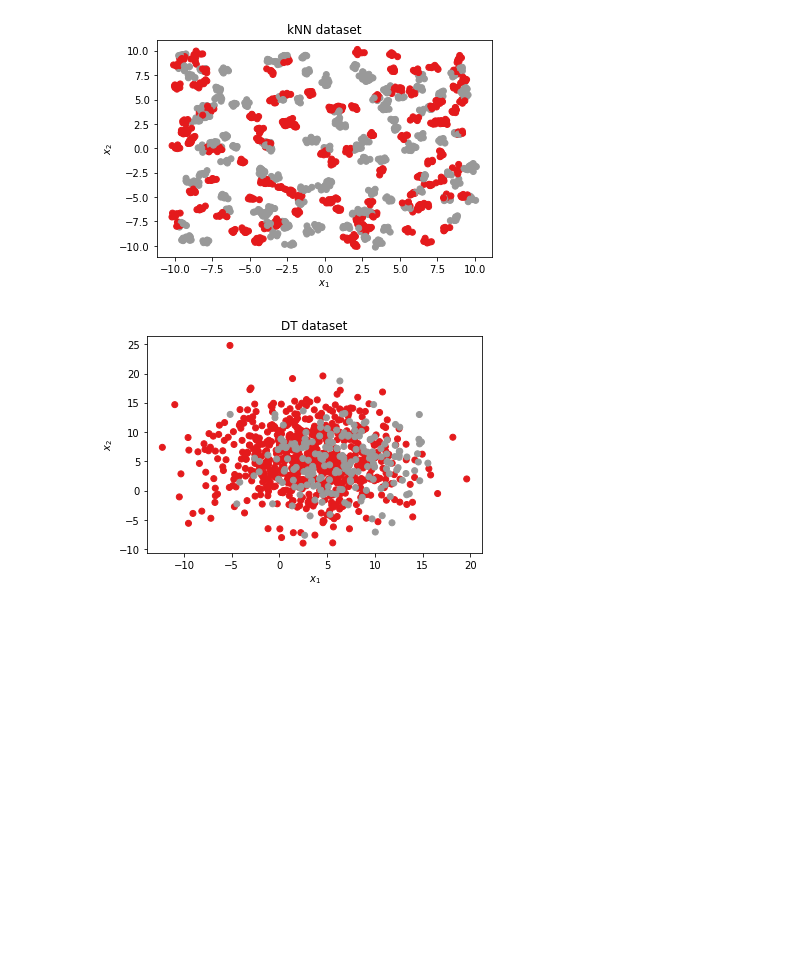
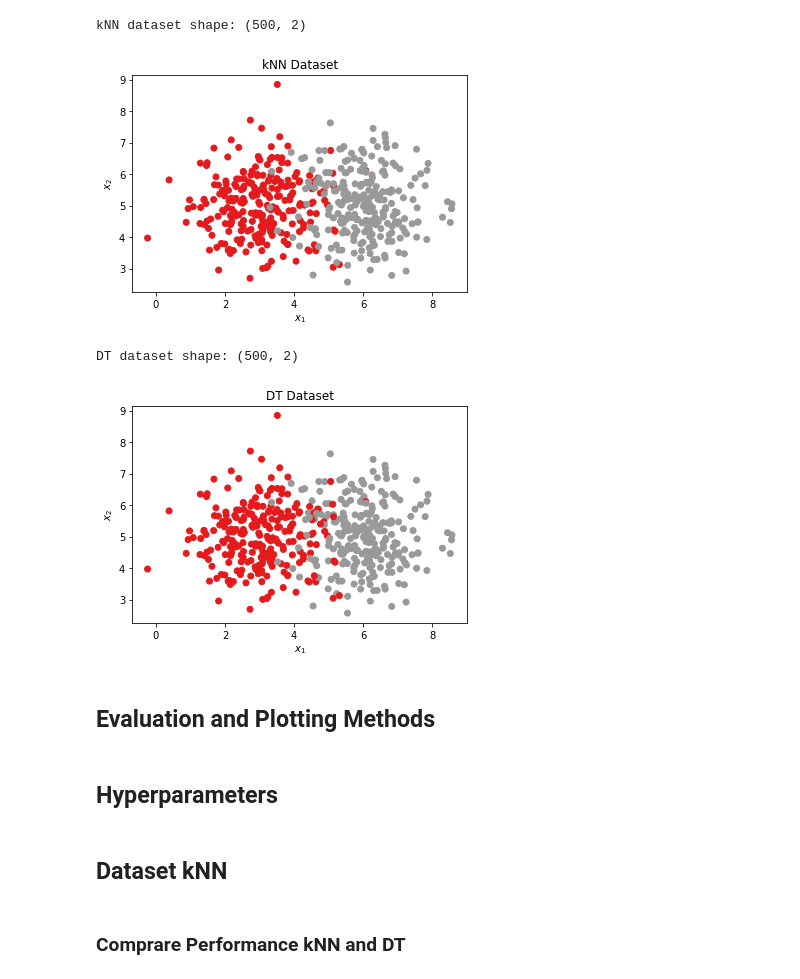
Before and after one commit to MBorgesT/ML_Assignment, a Jupyter notebook: NNvsDT.ipynb, the cells around one changed output. Drawn from its saved outputs; the diff is of its cells as text; code cells hidden in the pictures; blank space fills up the shorter version.

Commit message:
I added optional titles to some utils.py methods and worked more on my pairs.

```diff
--- a/NNvsDT.ipynb
+++ b/NNvsDT.ipynb
@@ -59,23 +66,31 @@ def data_dt():
 
     # kNN score - 0.78 (k = 12) 0.70 (k = 3)
     # DT score - 0.63
-    dt_X, dt_y = make_blobs(
-        n_samples=[700, 200],
-        centers=[(3,5),(6,5)],
-        n_features=2,
-        cluster_std=[5, 4],
-        random_state=1,
-        shuffle=False)
+    # dt_X, dt_y = make_blobs(
+    #     n_samples=[700, 200],
+    #     centers=[(3,5),(6,5)],
+    #     n_features=2,
+    #     cluster_std=[5, 4],
+    #     random_state=1,
+    #     shuffle=False)
 
-    # kNN score - 0.84
-    # DT score - 0.84
+    # kNN score - 0.86 (12)
+    # DT score - 0.88 (15, 10)
     # dt_X, dt_y = make_blobs(
     #     n_samples=[200, 200],
     #     centers=[(3,5),(6,5)],
-    #     n_features=2,
-    #     cluster_std=[2, 1],
+    #     n_features=4,
+    #     # cluster_std=[2, 1],
     #     random_state=1,
     #     shuffle=False)
+
+    dt_X, dt_y = make_blobs(
+        n_samples=500,
+        # centers=[(3,5),(6,5)],
+        n_features=5,
+        # cluster_std=[1, 1],
+        random_state=42,
+        )
 
     # dt_X, dt_y = make_circles(
     #     noise=0.2,
@@ -90,28 +105,34 @@ def data_dt():
     #     random_state=1,
     #     shuffle=False)
 
-    # knn - 0.90
-    # dt - 0.80
-    # dt_X, dt_y = make_moons(
+    # knn - 0.89
+    # dt - 0.89
+    # dt_X, dt_y = m'ake_moons(
     #     n_samples=[200, 200],
-    #     noise=0.3)
+    #     noise=0.3)'
 
     return dt_X, dt_y
 # %%
 # kNN data generation and splitup
 nn_X, nn_y = data_nn()
-plot_2d(nn_X, nn_y, 'kNN dataset')
+print('kNN dataset shape:', nn_X.shape)
+plot_2d(nn_X, nn_y, 'kNN Dataset')
 
 nn_X_train, nn_X_test, nn_y_train, nn_y_test = train_test_split(nn_X, nn_y, test_size=.33, random_state=42)
 
 # Decision Tree data generation and splitup
 dt_X, dt_y = data_dt()
-plot_2d(dt_X, dt_y, 'DT dataset')
+print('DT dataset shape:', dt_X.shape)
+plot_2d(dt_X, dt_y, 'DT Dataset')
 
 dt_X_train, dt_X_test, dt_y_train, dt_y_test = train_test_split(dt_X, dt_y, test_size=.33, random_state=42)
 # %% [output]
+kNN dataset shape: (500, 2)
-[figure, old version]
+[figure, new version]
+DT dataset shape: (500, 2)
-[figure, old version]
+[figure, new version]
+# %% [markdown]
+## Evaluation and Plotting Methods ##
 # %%
 # EVALUATION
 
@@ -174,0 +186,2 @@ depth_values = np.arange(5, 40, 5)
+# %% [markdown]
+## Hyperparameters ##
@@ -175,3 +208,7 @@ depth_values = np.arange(5, 40, 5)
+# %% [markdown]
+## Dataset kNN ##
+# %% [markdown]
+### Comprare Performance kNN and DT ###
 # %%
 # kNN
 
```
Also changed, not shown: parts of 22 cells of this notebook, 2 other files.
